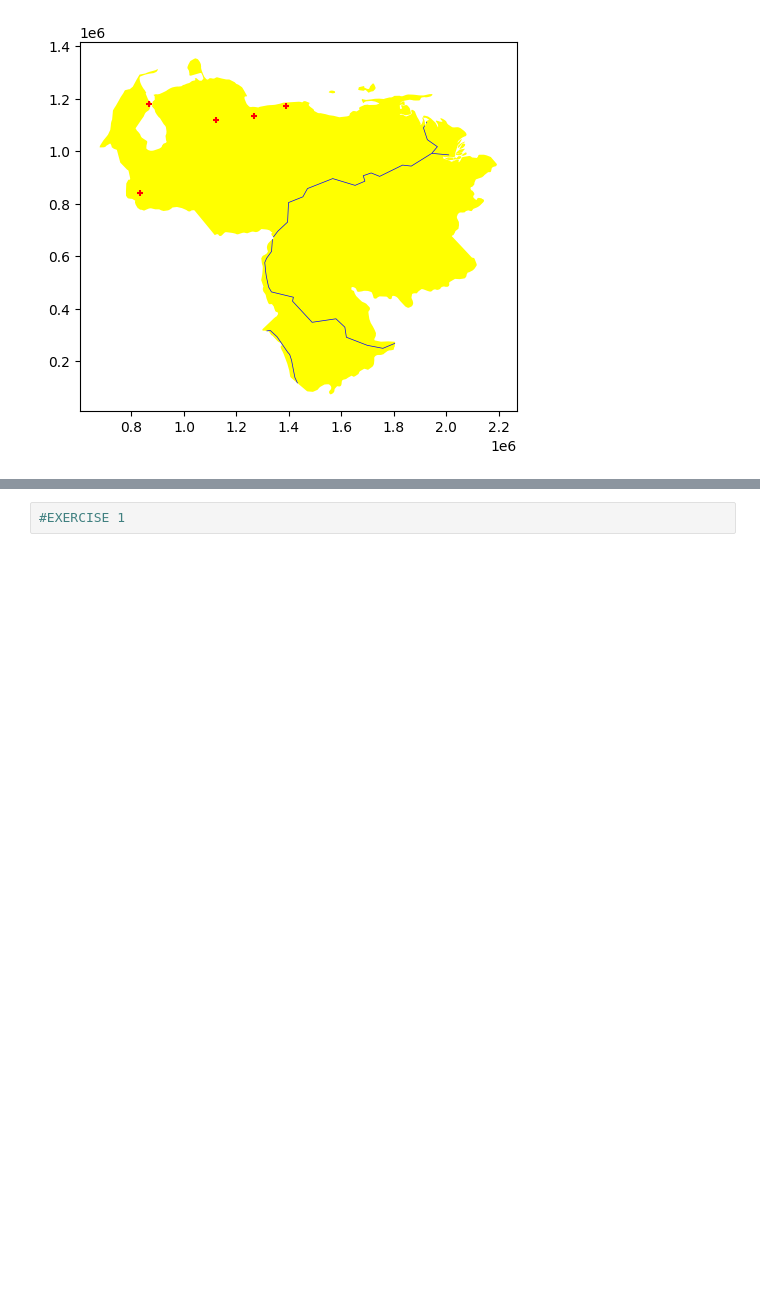
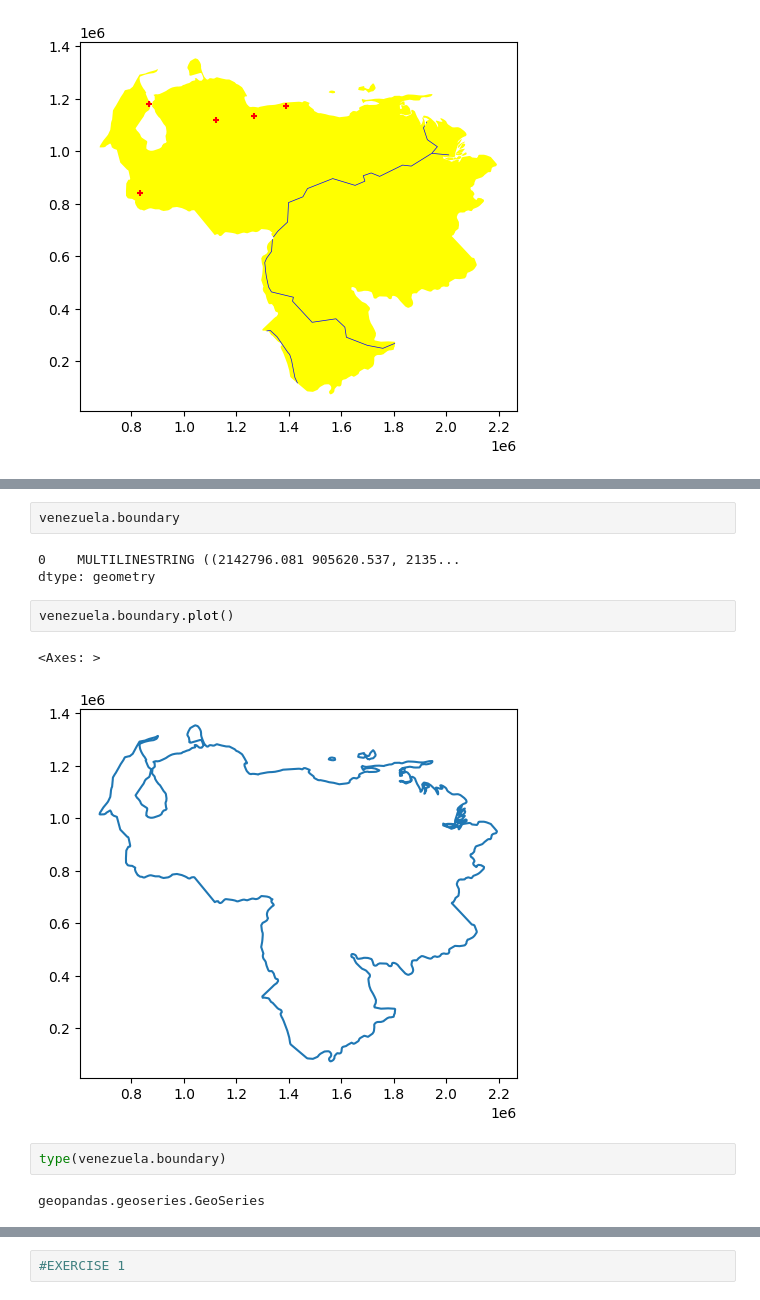
Before and after one commit to enrique1157/geodfven, a Jupyter notebook: Untitled.ipynb, the cells around one changed output, grey strips where cells are left out. Cells and saved outputs as stored; diff of their text form; blank space fills up the shorter version.

```diff
--- a/Untitled.ipynb
+++ b/Untitled.ipynb
@@ -31,0 +38,14 @@ venezuela_cities.plot(marker='+', color='red', markersize=15,ax=base)
+# %%
+venezuela.boundary
+# %% [output]
+0    MULTILINESTRING ((2142796.081 905620.537, 2135...
+dtype: geometry
+# %%
+venezuela.boundary.plot()
+# %% [output]
+<Axes: >
+[figure, added]
+# %%
+type(venezuela.boundary)
+# %% [output]
+geopandas.geoseries.GeoSeries
```
Also changed, not shown: parts of 22 cells of this notebook.
